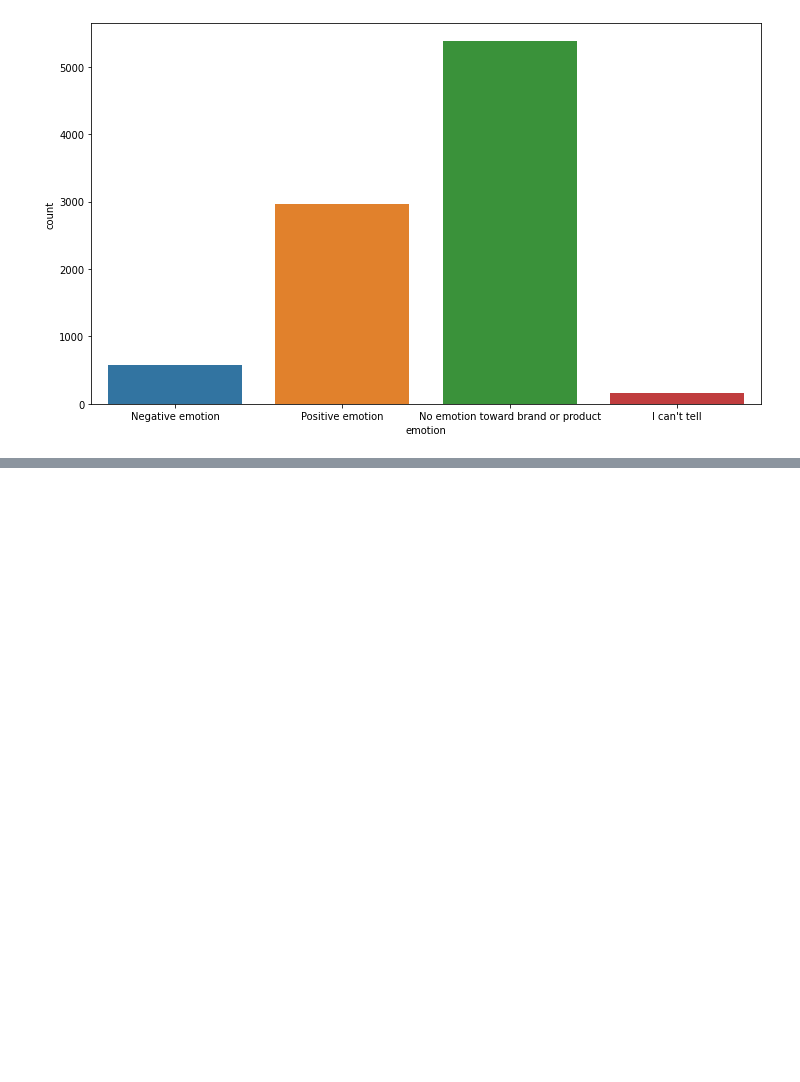
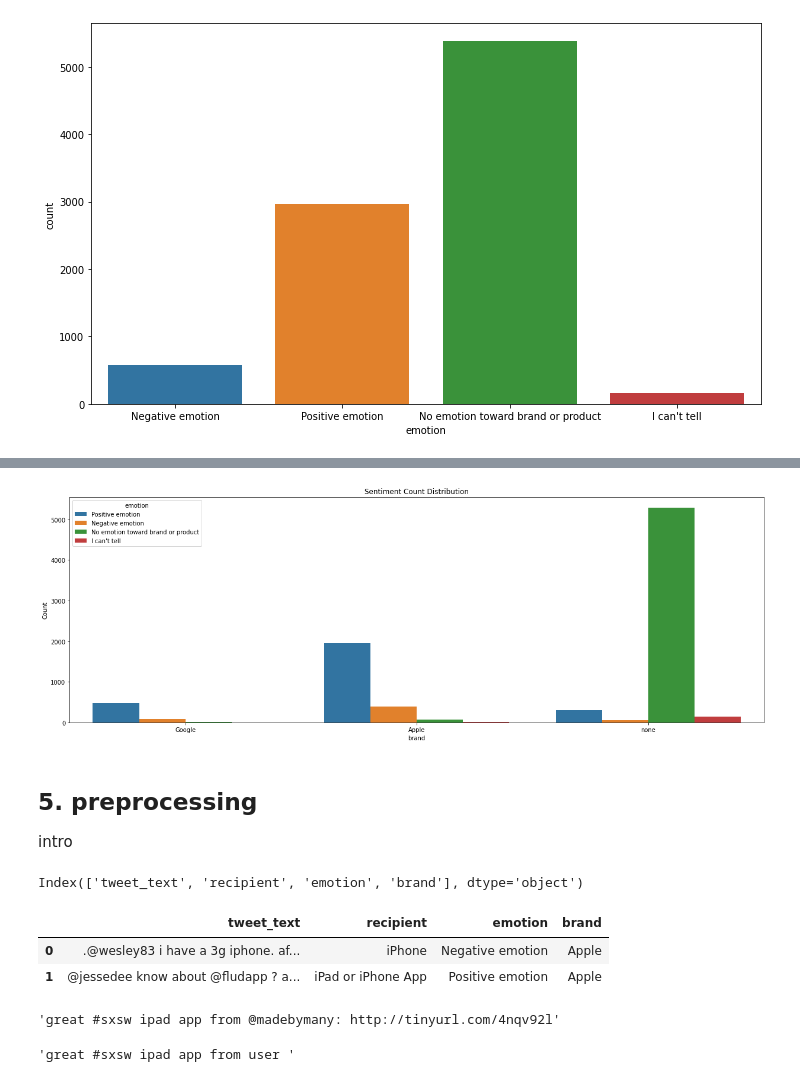
Before and after one commit to Daniel1999Akama/moringa_phase4_project, a Jupyter notebook: Phase4_project.ipynb, the cells around one changed output, grey strips where cells are left out. Saved outputs shown, nothing was run; the diff lists cells and outputs as text; code cells hidden in the pictures; blank space fills up the shorter version.

```diff
--- a/Phase4_project.ipynb
+++ b/Phase4_project.ipynb
@@ -265,0 +358,14 @@ Name: emotion, dtype: float64
+# %%
+# lets see see sentiment distribution brand-wise
+brand_group = data.groupby('brand')['emotion'].value_counts().reset_index(name='count')
+# Calculate the ascending order of states based on churn count
+ascending_order = brand_group.groupby('brand')['count'].sum().sort_values().index
+
+plt.figure(figsize=(21,7))
+sns.barplot(x='brand', y='count', hue='emotion', data=brand_group, order=ascending_order)
+plt.xlabel('brand')
+plt.ylabel('Count')
+plt.title('Sentiment Count Distribution')
+plt.show()
+# %% [output]
+[figure, added]
@@ -265,0 +374,20 @@ Name: emotion, dtype: float64
+# %% [markdown]
+## 5. preprocessing
+
+intro
+# %%
+data.columns
+# %% [output]
+Index(['tweet_text', 'recipient', 'emotion', 'brand'], dtype='object')
+# %%
+# normalizing the data to lowecase
+data['tweet_text'] = data['tweet_text'].str.lower()
+data.head(2)
+# %% [output]
+|  | tweet_text | recipient | emotion | brand |
+| 0 | .@wesley83 i have a 3g iphone. af... | iPhone | Negative emotion | Apple |
+| 1 | @jessedee know about @fludapp ? a... | iPad or iPhone App | Positive emotion | Apple |
+# %%
+data['tweet_text'][14]
+# %% [output]
+'great #sxsw ipad app from @madebymany: http://tinyurl.com/4nqv92l'
@@ -265,0 +413,4 @@ Name: emotion, dtype: float64
+# %%
+data['tweet_text'][14]
+# %% [output]
+'great #sxsw ipad app from user '
```
Also changed, not shown: parts of 38 cells of this notebook.
